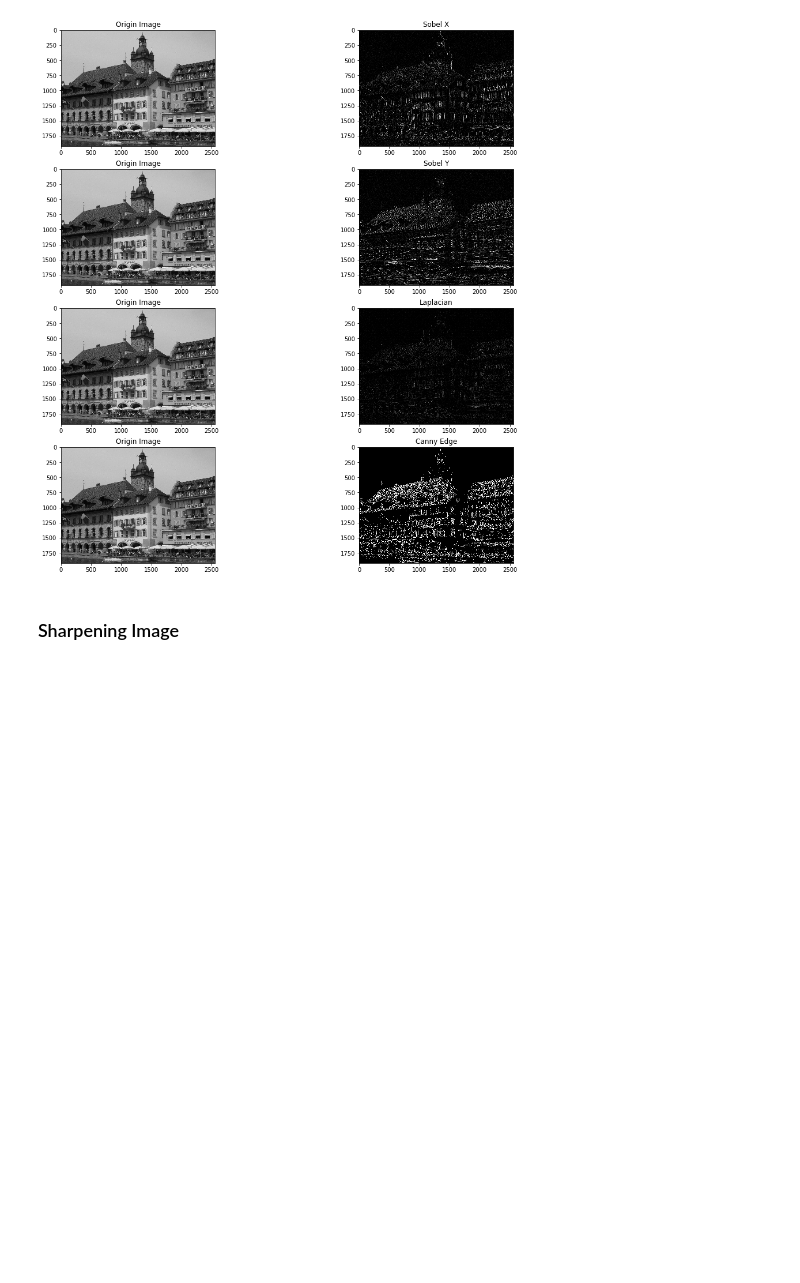
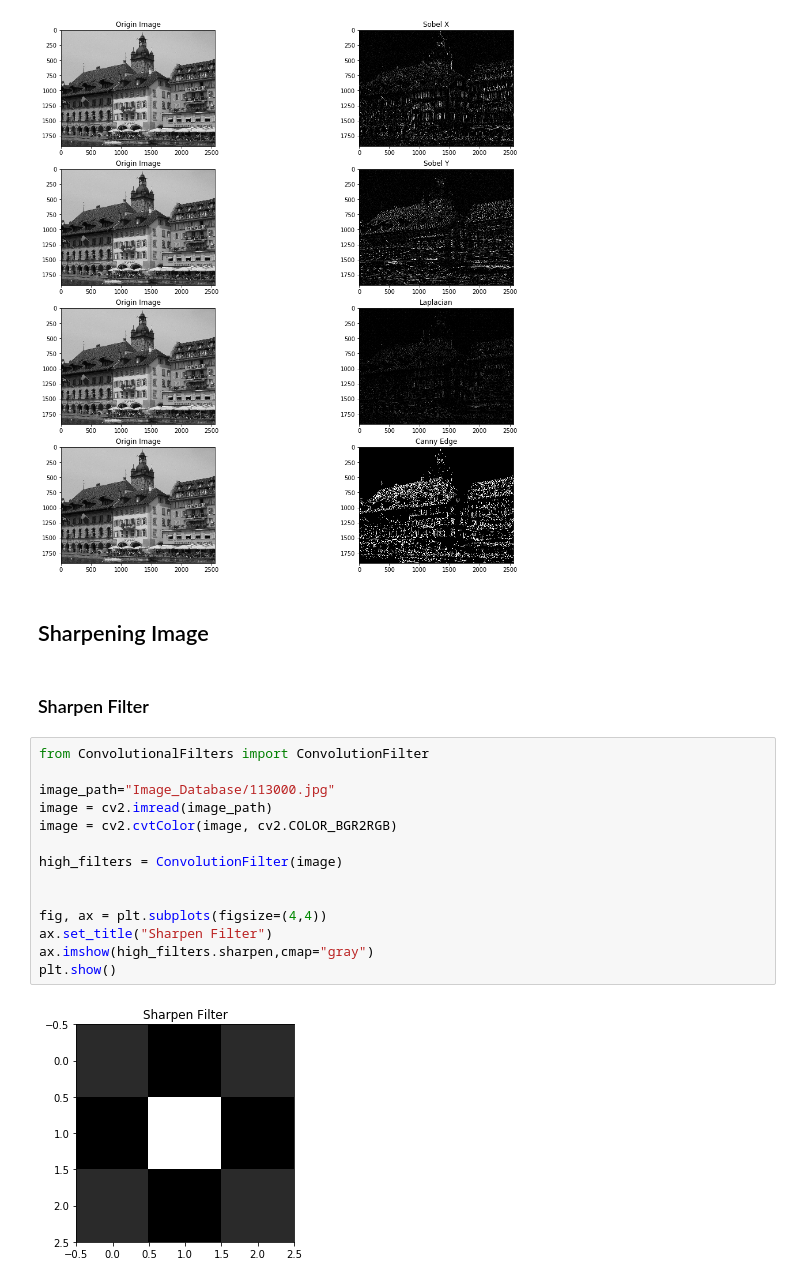
Before and after one commit to Defcon27/Image-Search-using-Parallel-Computing, a Jupyter notebook: ImageFilterVisualizations.ipynb, the cells around one changed output. Drawn from its saved outputs; the diff is of its cells as text; blank space fills up the shorter version.

```diff
--- a/ImageFilterVisualizations.ipynb
+++ b/ImageFilterVisualizations.ipynb
@@ -106,4 +130,22 @@ plt.show()
 # %% [output]
 [figure]
 # %% [markdown]
-### Sharpening Image
+## Sharpening Image
+# %% [markdown]
+### Sharpen Filter
+# %%
+from ConvolutionalFilters import ConvolutionFilter
+
+image_path="Image_Database/113000.jpg"
+image = cv2.imread(image_path)
+image = cv2.cvtColor(image, cv2.COLOR_BGR2RGB)
+
+high_filters = ConvolutionFilter(image)
+
+
+fig, ax = plt.subplots(figsize=(4,4))
+ax.set_title("Sharpen Filter")
+ax.imshow(high_filters.sharpen,cmap="gray")
+plt.show()
+# %% [output]
+[figure, added]
```
Also changed, not shown: parts of 7 cells of this notebook.
